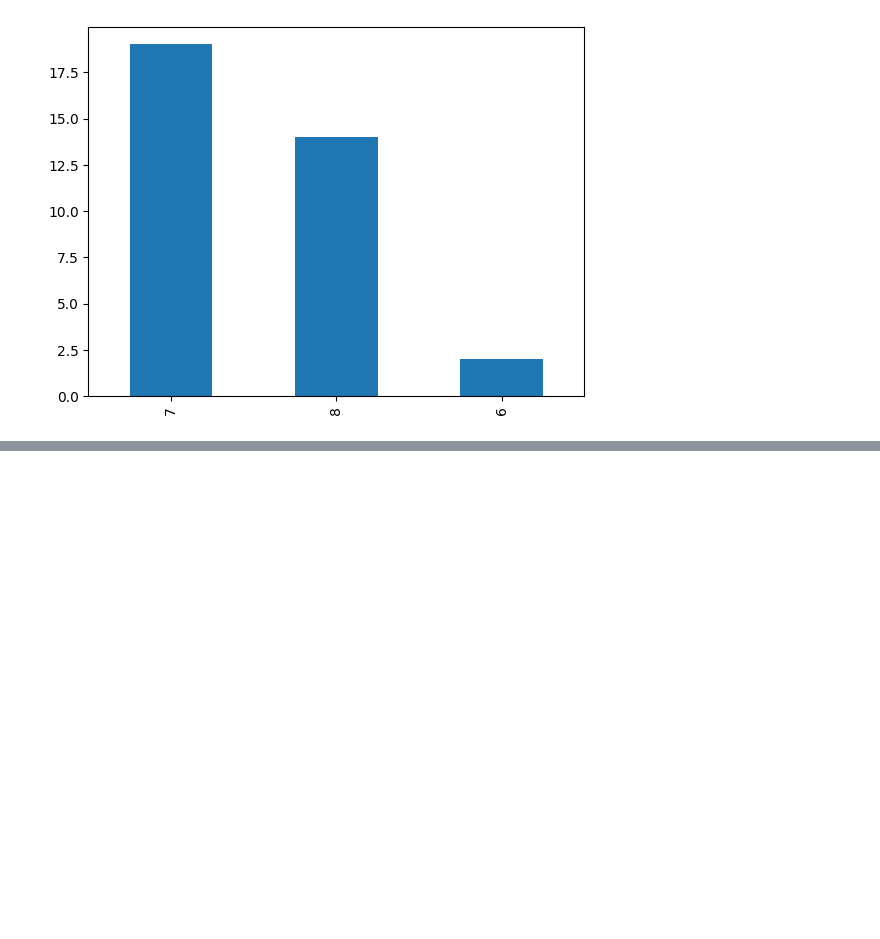
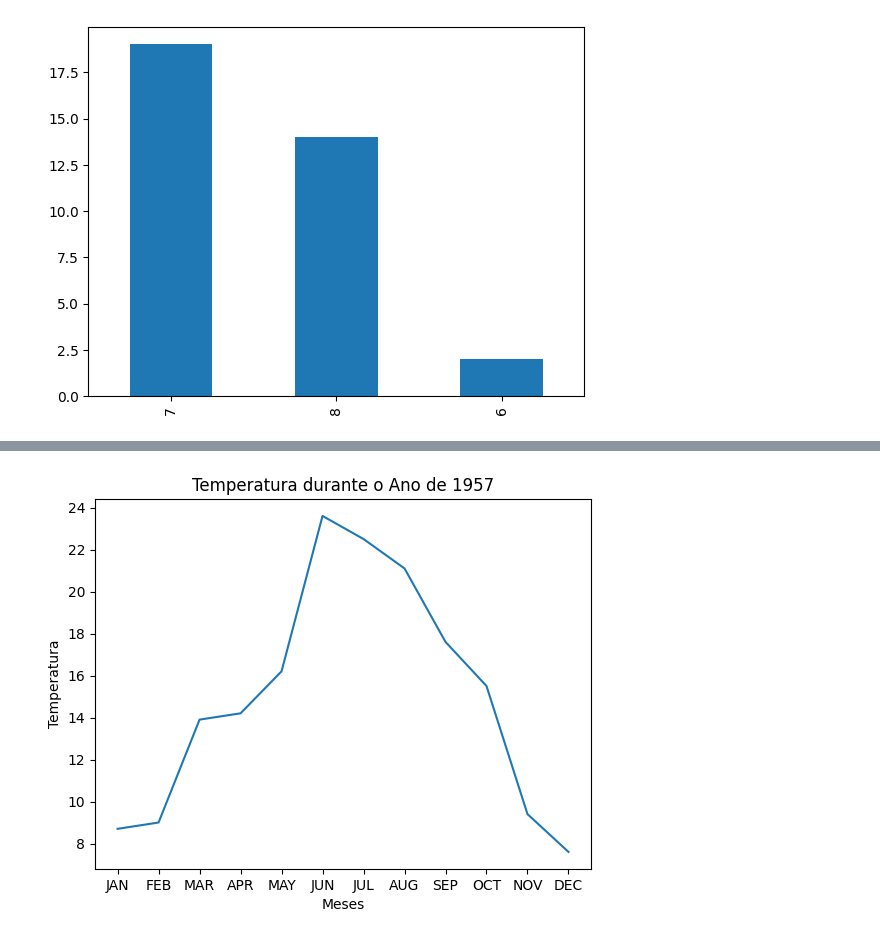
Before and after one commit to ericgbraz/COLAB_PED, a Jupyter notebook: PED_Aula_05.ipynb, the cells around one changed output, grey strips where cells are left out. Saved outputs shown, nothing was run; the diff lists cells and outputs as text; code cells hidden in the pictures; blank space fills up the shorter version.

```diff
--- a/PED_Aula_05.ipynb
+++ b/PED_Aula_05.ipynb
@@ -162,0 +181,25 @@ mesMaior['Month'].value_counts().plot(kind = 'bar')
+# %%
+import pandas as pd
+import numpy as np
+import matplotlib.pyplot as plt
+
+weather = pd.read_csv('https://github.com/alanjones2/dataviz/raw/master/londonweather.csv')
+
+weather.head()
+
+# Pegando a numeração dos meses avaliados
+x_periodo = weather[weather['Year'] == 1957].Month
+x_periodo = ['JAN','FEB','MAR','APR','MAY','JUN','JUL','AUG','SEP','OCT','NOV','DEC']
+
+# Pegando os dados de temperaturas
+y_temperaturas_1957 = weather[weather['Year'] == 1957].Tmax
+y_temperaturas_1977 = weather[weather['Year'] == 1977].Tmax
+y_temperaturas_1997 = weather[weather['Year'] == 1997].Tmax
+y_temperaturas_2017 = weather[weather['Year'] == 2017].Tmax
+# %%
+plt.plot(x_periodo, y_temperaturas_1957)
+plt.title("Temperatura durante o Ano de 1957")
+plt.ylabel("Temperatura")
+plt.xlabel("Meses");
+# %% [output]
+[figure, added]
```
Also changed, not shown: parts of 11 cells of this notebook.
